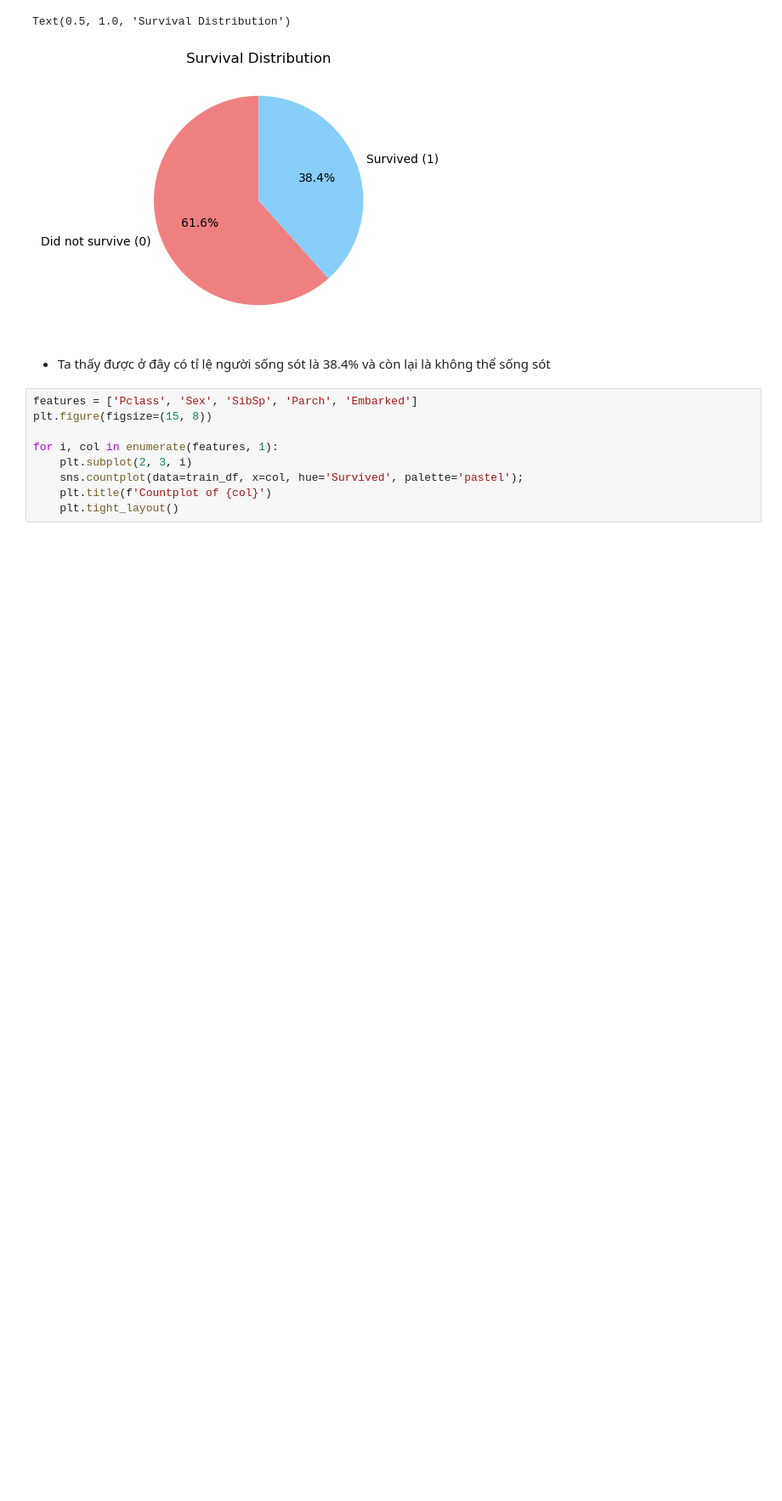
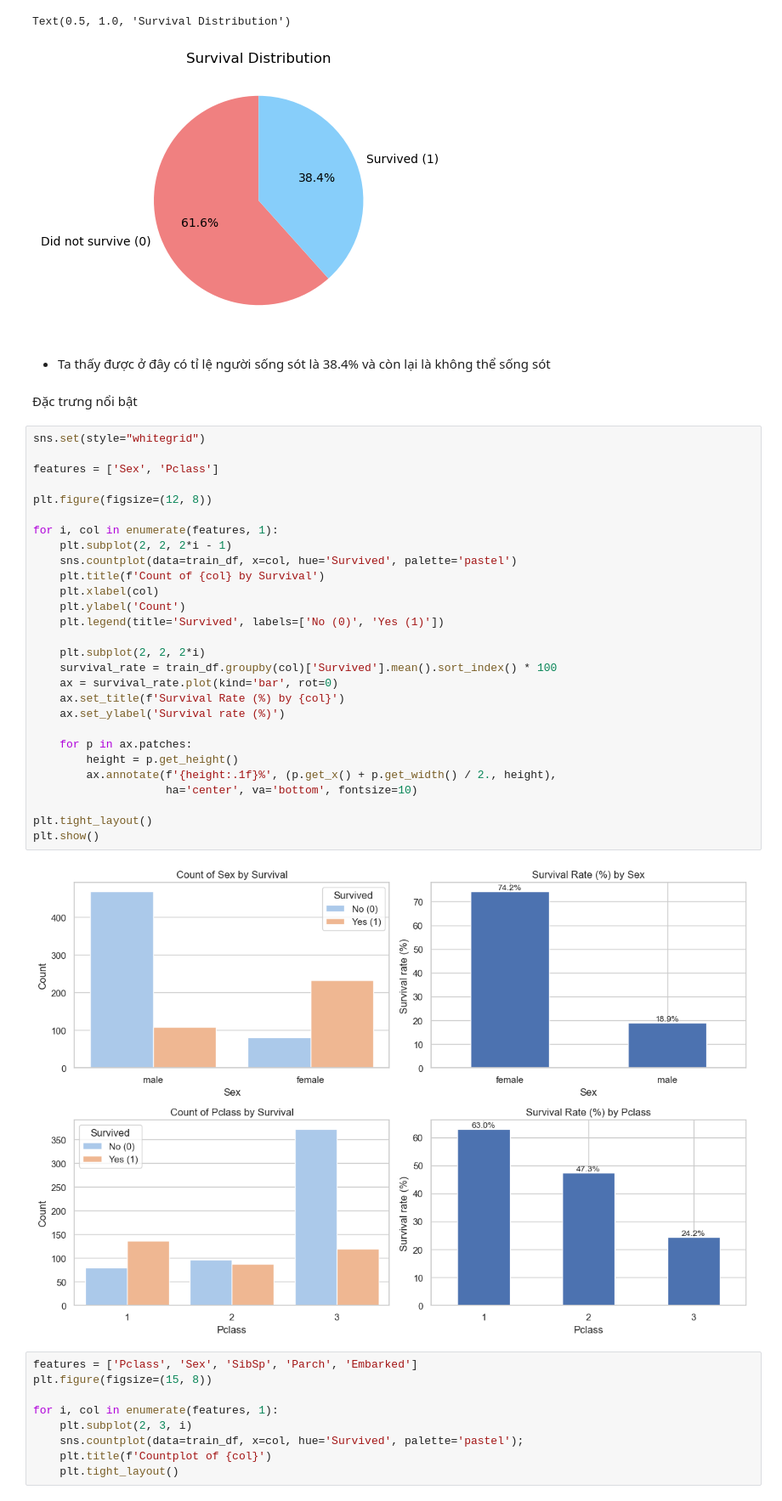
Before and after one commit to MinhNguyen-leo/SGU25_ML_GroupProject, a Jupyter notebook: Challange_2_Titanic_ver2/titanic.ipynb, the cells around one changed output. Shown at 85% size. Cells and saved outputs as stored; diff of their text form; blank space fills up the shorter version.

```diff
--- a/Challange_2_Titanic_ver2/titanic.ipynb
+++ b/Challange_2_Titanic_ver2/titanic.ipynb
@@ -108,6 +108,38 @@ Text(0.5, 1.0, 'Survival Distribution')
 [figure]
 # %% [markdown]
 * Ta thấy được ở đây có tỉ lệ người sống sót là 38.4% và còn lại là không thể sống sót
+# %% [markdown]
+Đặc trưng nổi bật
+# %%
+sns.set(style="whitegrid")
+
+features = ['Sex', 'Pclass']
+
+plt.figure(figsize=(12, 8))
+
+for i, col in enumerate(features, 1):
+    plt.subplot(2, 2, 2*i - 1)
+    sns.countplot(data=train_df, x=col, hue='Survived', palette='pastel')
+    plt.title(f'Count of {col} by Survival')
+    plt.xlabel(col)
+    plt.ylabel('Count')
+    plt.legend(title='Survived', labels=['No (0)', 'Yes (1)'])
+
+    plt.subplot(2, 2, 2*i)
+    survival_rate = train_df.groupby(col)['Survived'].mean().sort_index() * 100
+    ax = survival_rate.plot(kind='bar', rot=0)
+    ax.set_title(f'Survival Rate (%) by {col}')
+    ax.set_ylabel('Survival rate (%)')
+
+    for p in ax.patches:
+        height = p.get_height()
+        ax.annotate(f'{height:.1f}%', (p.get_x() + p.get_width() / 2., height),
+                    ha='center', va='bottom', fontsize=10)
+
+plt.tight_layout()
+plt.show()
+# %% [output]
+[figure, added]
 # %%
 features = ['Pclass', 'Sex', 'SibSp', 'Parch', 'Embarked']
 plt.figure(figsize=(15, 8))
```
